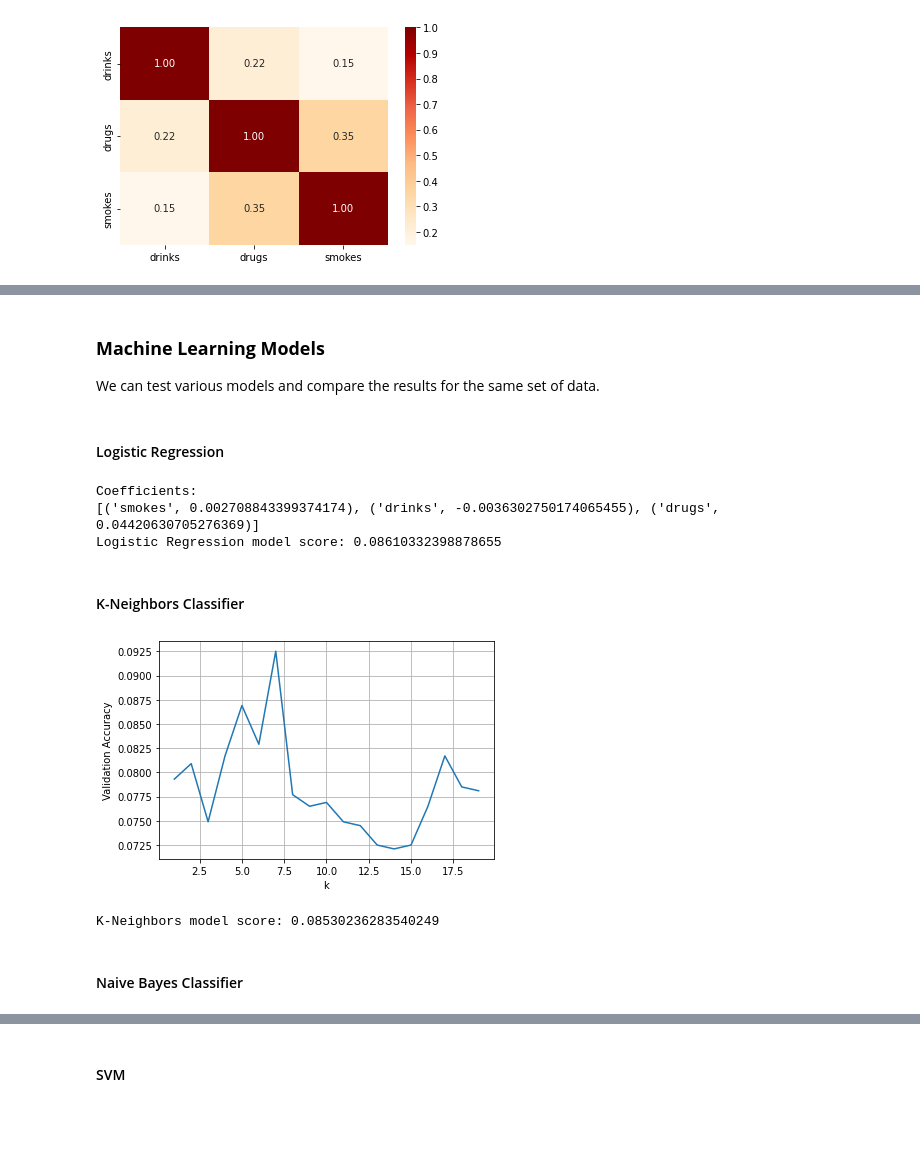
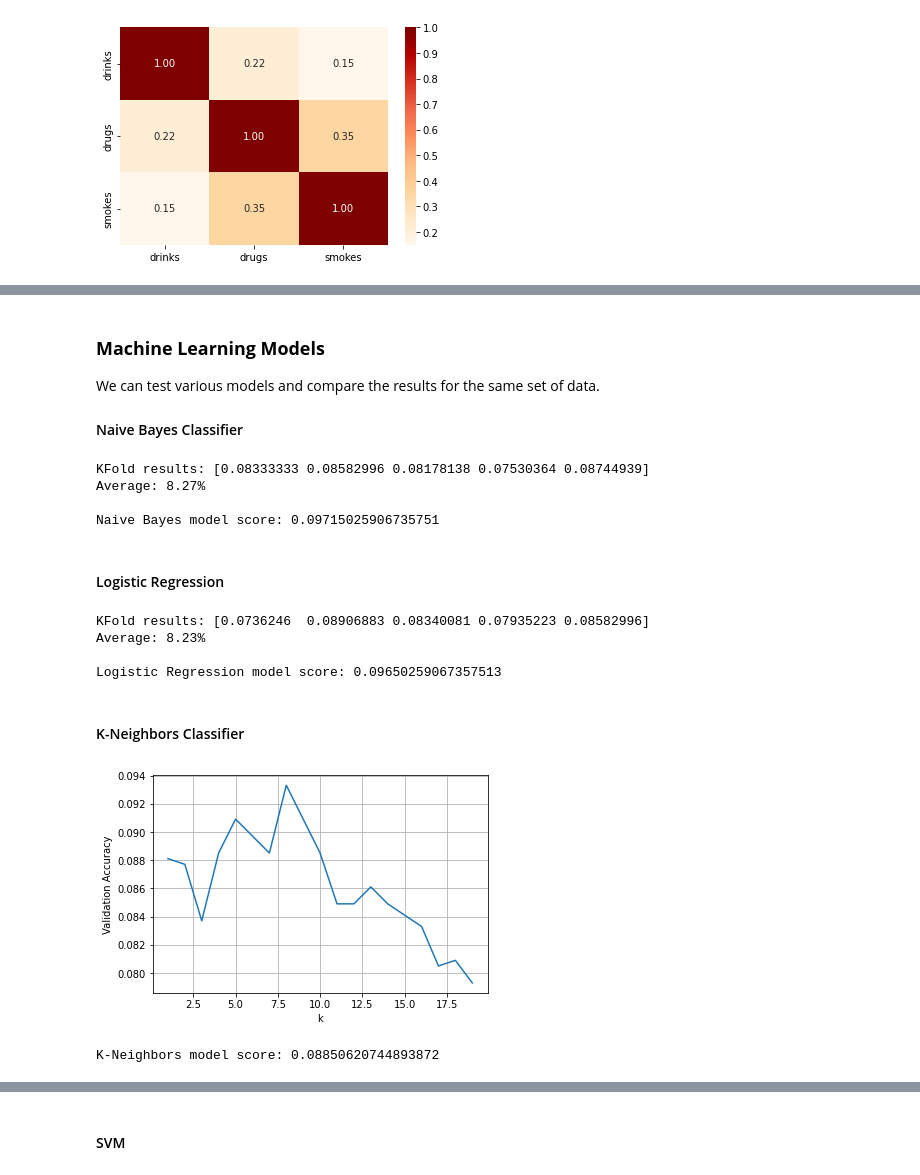
Before and after one commit to zele95/OKCupid_Date-a-Scientist_ML, a Jupyter notebook: date-a-scientist.ipynb, the cells around one changed output, grey strips where cells are left out. Cells and saved outputs as stored; diff of their text form; code cells hidden in the pictures; blank space fills up the shorter version.

```diff
--- a/date-a-scientist.ipynb
+++ b/date-a-scientist.ipynb
@@ -65 +70,4 @@ memory usage: 9.6+ MB
+# %%
+df_essay = df.loc[:,'essay0':'essay9']
+df.drop(columns = df.loc[:,'essay0':'essay9'].columns, inplace = True)
 # %% [markdown]
@@ -196,0 +198,6 @@ df.dropna(inplace = True)
+# %%
+print(df_essay.isna().sum())
+df_essay.fillna('Nan',inplace = True)
+
+df_essay = df_essay.applymap(lambda x: preprocess_text(x))
+df_essay.head(5)
@@ -197,4 +226,10 @@ df.dropna(inplace = True)
 # %%
-# null_df = df.isnull().sum().sort_values(ascending=False).reset_index().rename(columns={'index':'feature', 0:'count'})
+# add essay questions
+df = pd.concat([df,df_essay],axis = 1)
+
+
+#  null_df = df.isnull().sum().sort_values(ascending=False).reset_index().rename(columns={'index':'feature', 0:'count'})
 # null_df['percentage'] = null_df.apply(lambda row: row['count']/len(df), axis=1)
 # null_df
+
+df.dropna(inplace = True)
@@ -328,50 +331,80 @@ Label encoder
 ### **Machine Learning Models**
 
 We can test various models and compare the results for the same set of data.
+
+#### Naive Bayes Classifier
+# %%
+# Naive Bayes Classifier
+zodiac_classifier = MultinomialNB()
+
+# create and fit Naive Bayes Classifier
+zodiac_classifier.fit(training_data, training_labels)
+
+# Kfold cross validation
+kfold = KFold(n_splits=5, shuffle=True)
+results = cross_val_score(zodiac_classifier, training_data, training_labels, cv=kfold, scoring='accuracy')
+
+print('KFold results:',results)
+print("Average: %.2f%%" % (results.mean()*100))
+
+# see the accuracy
+print()
+print(f'Naive Bayes model score: {zodiac_classifier.score(test_data,y_test)}')
+# %% [output]
+KFold results: [0.08333333 0.08582996 0.08178138 0.07530364 0.08744939]
+Average: 8.27%
+
+Naive Bayes model score: 0.09715025906735751
 # %% [markdown]
 #### Logistic Regression
 # %%
 # Create and train the model
-LRmodel = LogisticRegression()
-LRmodel.fit(X_train_std,y_train)
+LRmodel = LogisticRegression(multi_class="multinomial", max_iter=200)
 
-# Analyze the coefficients
-print('Coefficients:')
-print(list(zip(features,LRmodel.coef_[0])))
+# make pipeline to scale each fold of the data
+clf = make_pipeline(StandardScaler(), LRmodel)
+
+# Kfold cross validation
+kfold = KFold(n_splits=5, shuffle=True)
+results = cross_val_score(clf, training_data, training_labels, cv=kfold, scoring='accuracy')
+
+print('KFold results:',results)
+print("Average: %.2f%%" % (results.mean()*100))
 
 # Score the model on the test data
+LRmodel.fit(X_train_std,training_labels)
+print()
 print(f'Logistic Regression model score: {LRmodel.score(X_test_std,y_test)}')
 # %% [output]
-Coefficients:
-[('smokes', 0.002708843399374174), ('drinks', -0.0036302750174065455), ('drugs', 0.04420630705276369)]
-Logistic Regression model score: 0.08610332398878655
+KFold results: [0.0736246  0.08906883 0.08340081 0.07935223 0.08582996]
+Average: 8.23%
+
+Logistic Regression model score: 0.09650259067357513
 # %% [markdown]
 #### K-Neighbors Classifier
 # %%
 # choose the best value of k
 accuracies = []
 i = 20
 for k in range(1,i):
   classifier = KNeighborsClassifier(k)
   classifier.fit(X_train_std,y_train)
   accuracies.append(classifier.score(X_test_std,y_test))
 klist = range(1,i)
 
 plt.plot(klist,accuracies)
 plt.xlabel('k')
 plt.ylabel('Validation Accuracy')
 plt.grid()
 plt.show()
 
 k = 10
 
 # fit the model
 model2 = KNeighborsClassifier(k)
-model2.fit(X_train,y_train)
+model2.fit(X_train_std,y_train)
 
-print(f'K-Neighbors model score: {model2.score(X_test,y_test)}')
+print(f'K-Neighbors model score: {model2.score(X_test_std,y_test)}')
 # %% [output]
-[figure, old version]
+[figure, new version]
-K-Neighbors model score: 0.08530236283540249
+K-Neighbors model score: 0.08850620744893872
-# %% [markdown]
-#### Naive Bayes Classifier
```
Also changed, not shown: parts of 32 cells of this notebook, 2 other files.
